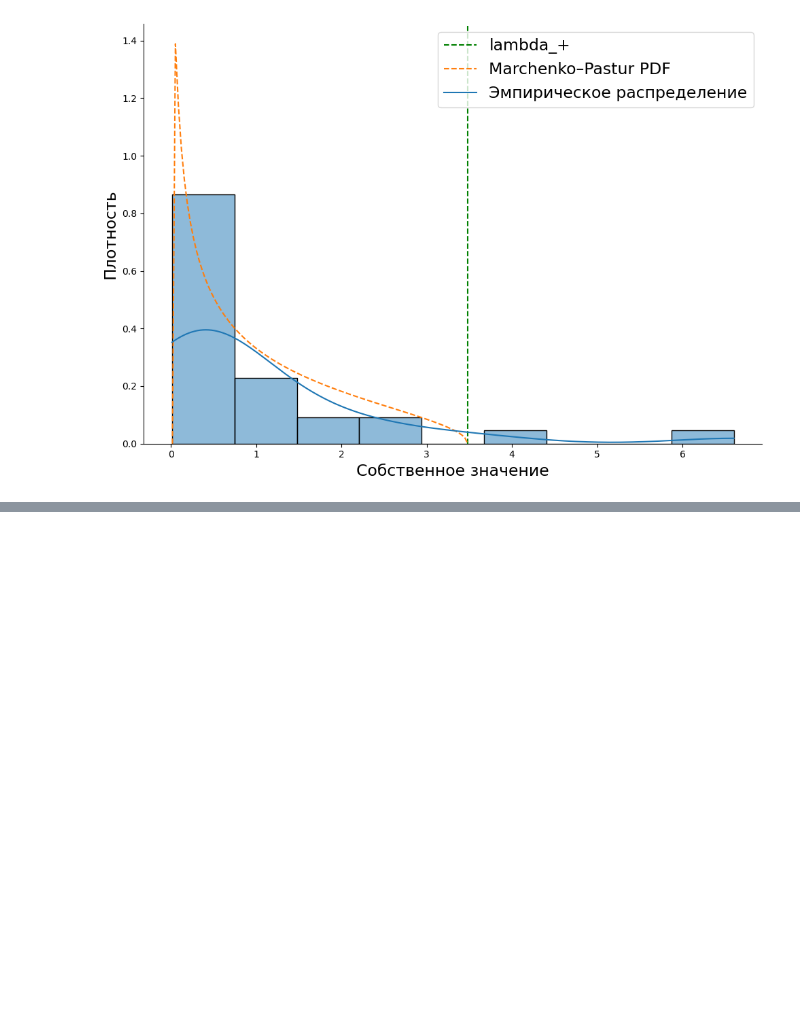
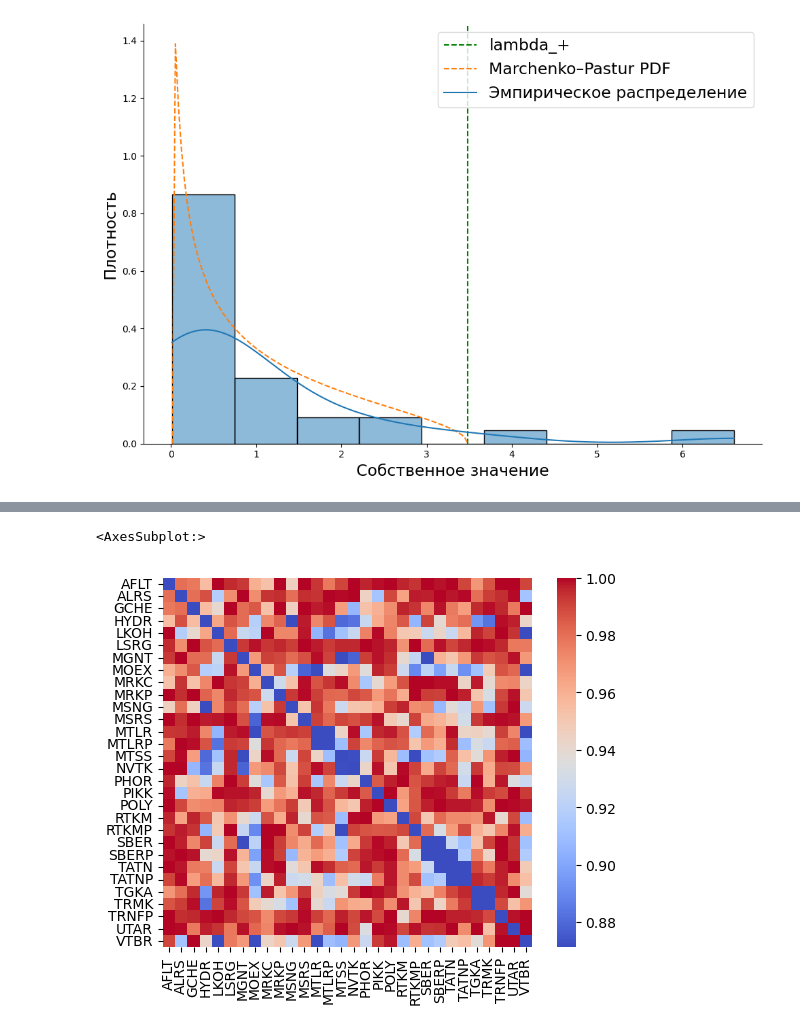
Before and after one commit to Maksim787/neurotrader, a Jupyter notebook: research/correlations.ipynb, the cells around one changed output, grey strips where cells are left out. Drawn from its saved outputs; the diff is of its cells as text; code cells hidden in the pictures; blank space fills up the shorter version.

```diff
--- a/research/correlations.ipynb
+++ b/research/correlations.ipynb
@@ -319,0 +403,20 @@ assert N_REMAINING_COMPONENTS == 2
+# %%
+from scipy.cluster.hierarchy import (
+    average,
+    complete,
+    fcluster,
+    single,
+    ward,
+)
+from correlations import _hierarchical_clustering
+
+def sort_table(distance_matrix: pd.DataFrame) -> list[str]:
+    linkage_matrix = _hierarchical_clustering(distance_matrix)
+
+    cluster_labels = fcluster(linkage_matrix, 6, criterion="maxclust")
+
+    sorted_cols_and_orders = sorted(
+        list(zip(distance_matrix.columns, cluster_labels)), key=lambda x: x[1]
+    )
+    sorted_cols, _ = list(map(list, list(zip(*sorted_cols_and_orders))))
+    return sorted_cols
@@ -319,0 +466,27 @@ assert N_REMAINING_COMPONENTS == 2
+# %%
+def get_var_info(returns):
+    result = pd.DataFrame(columns=returns.columns, index=returns.columns, dtype=float)
+    for col1 in returns.columns:
+        for col2 in returns.columns:
+            if col1 == col2:
+                result.loc[col1, col2] = 0.0
+                continue
+            result.loc[col1, col2] = var_info(returns[col1], returns[col2])
+    return result
+
+# distances_train = get_var_info(get_returns_correlations(df_price_train).returns)
+# distances_test = get_var_info(get_returns_correlations(df_price_test).returns)
+
+distances_train = get_var_info(correlations_train_test.returns[0])
+distances_test = get_var_info(correlations_train_test.returns[0])
+# %%
+new_sorted_labels = sort_table(distances_train)
+
+tmp = distances_train.copy()
+bad_mask = tmp < tmp.mean().mean() - 10 * tmp.std().std()
+value = tmp[~bad_mask].min().min()
+tmp[bad_mask] = value
+sns.heatmap(tmp, cmap='coolwarm', xticklabels=True, yticklabels=True, square=True)
+# %% [output]
+<AxesSubplot:>
+[figure, added]
```
Also changed, not shown: parts of 12 cells of this notebook, 5 other files.
